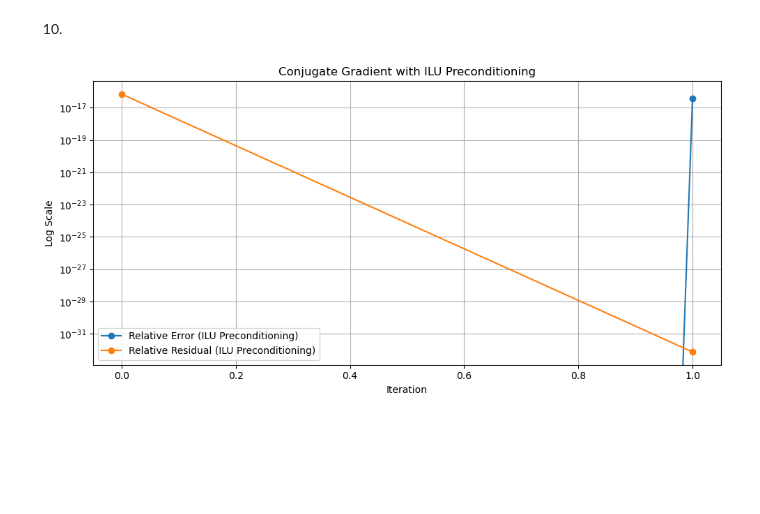
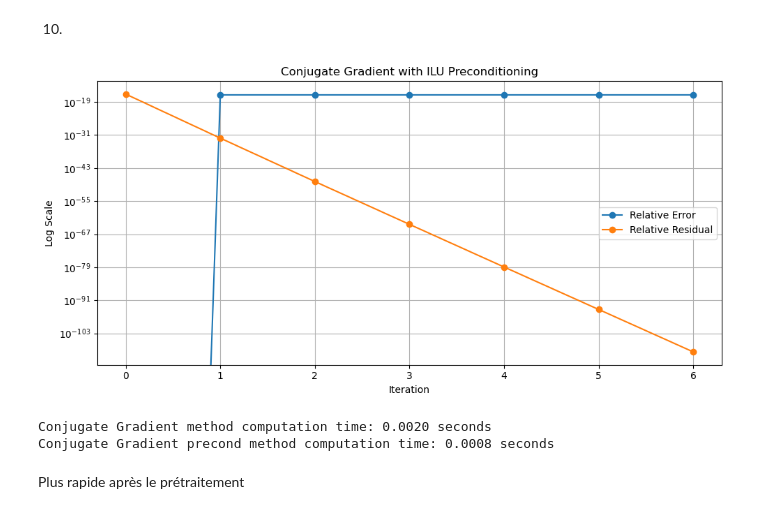
Before and after one commit to lyyric/CSMI_Notes, a Jupyter notebook: M1 S1/Calcul scientifique 2/TP/TP2/main.ipynb, the cells around one changed output. Drawn from its saved outputs; the diff is of its cells as text; code cells hidden in the pictures; blank space fills up the shorter version.

```diff
--- a/M1 S1/Calcul scientifique 2/TP/TP2/main.ipynb
+++ b/M1 S1/Calcul scientifique 2/TP/TP2/main.ipynb
@@ -135,10 +133,9 @@ def gmres_restart(A, b, xexact, restart=10, max_iter=100, tol=1e-6):
 # %%
-# 重启 GMRES
-xk, errors, residuals = gmres_restart(A, b, x_exact, restart=10, max_iter=100, tol=1e-18)
+xk, error_list, residual_list = gmres_restart(A, b, x_exact, restart=10, tol=1e-18, max_iter=100)
 
 plt.figure(figsize=(10, 5))
-plt.semilogy(errors, marker='o', label='Relative Error')
-plt.semilogy(residuals, marker='o', label='Relative Residual')
+plt.semilogy(error_list, marker='o', label='Relative Error')
+plt.semilogy(residual_list, marker='o', label='Relative Residual')
 plt.xlabel('Iteration')
 plt.ylabel('Log Scale')
 plt.title('GMRES with Restart Convergence')
@@ -341,12 +324,17 @@ Condition number of M⁻¹C: 3.2409851646203016
 # %%
 n = 100
 D = np.diag(2 * np.ones(n)) - np.diag(np.ones(n-1), 1) - np.diag(np.ones(n-1), -1)
-M_D = np.diag(np.diag(D))  # 对角预处理矩阵
+M_D = np.diag(np.diag(D))
 b = np.ones(n)
 x_exact_D = np.linalg.solve(D, b)
 
-# 使用预处理的GMRES
+start_time = time.time()
 x_approx_D, error_list_D, residual_list_D = gmres_preconditioned(D, b, M_D, x_exact_D, tol=1e-18)
+gp_time = time.time() - start_time
+
+start_time = time.time()
+x, erro= gmres(C, b, tol=1e-18)
+gm_time = time.time() - start_time
 
 plt.figure(figsize=(10, 5))
 plt.semilogy(error_list_D, marker='o', label='Relative Error (Matrix D)')
@@ -358,11 +346,5 @@ plt.legend()
 plt.grid(True)
 plt.tight_layout()
 plt.show()
-
-# 条件数比较
-cond_D = np.linalg.cond(D)
-cond_MD = np.linalg.cond(np.linalg.inv(M_D) @ D)
-print(f"Condition number of D: {cond_D}")
-print(f"Condition number of M⁻¹D: {cond_MD}")
 # %% [output]
 [figure]
@@ -432,22 +426,34 @@ plt.show()
 # %%
 from scipy.sparse.linalg import spilu, LinearOperator
 
-# 使用 ILU 作为预处理器
 ilu = spilu(B)
 M = LinearOperator(B.shape, matvec=ilu.solve)
 
-# 使用预处理的共轭梯度法
-x_approx_B_ILU, error_list_B_ILU, residual_list_B_ILU = conjugate_gradient_precond(B.toarray(), b, M, x_exact_B, tol=1e-18)
+start_time = time.time()
+x_approx, error_list, residual_list = conjugate_gradient_precond(B.toarray(), b, M, x_exact_B, tol=1e-100)
+cgp_time = time.time() - start_time
+
+start_time = time.time()
+x_cg, error_list_cg, residual_list_cg = gradient_conjugue(B, b, x_exact, tol=1e-100)
+cg_time = time.time() - start_time
+
 
 plt.figure(figsize=(10, 5))
-plt.semilogy(error_list_B_ILU, marker='o', label='Relative Error (ILU Preconditioning)')
-plt.semilogy(residual_list_B_ILU, marker='o', label='Relative Residual (ILU Preconditioning)')
+plt.semilogy(error_list, marker='o', label='Relative Error')
+plt.semilogy(residual_list, marker='o', label='Relative Residual')
 plt.xlabel('Iteration')
 plt.ylabel('Log Scale')
 plt.title('Conjugate Gradient with ILU Preconditioning')
 plt.legend()
 plt.grid(True)
 plt.tight_layout()
 plt.show()
+
+print(f"Conjugate Gradient method computation time: {cg_time:.4f} seconds")
+print(f"Conjugate Gradient precond method computation time: {cgp_time:.4f} seconds")
 # %% [output]
-[figure, old version]
+[figure, new version]
+Conjugate Gradient method computation time: 0.0020 seconds
+Conjugate Gradient precond method computation time: 0.0008 seconds
+# %% [markdown]
+Plus rapide après le prétraitement
```
Also changed, not shown: parts of 15 cells of this notebook.
